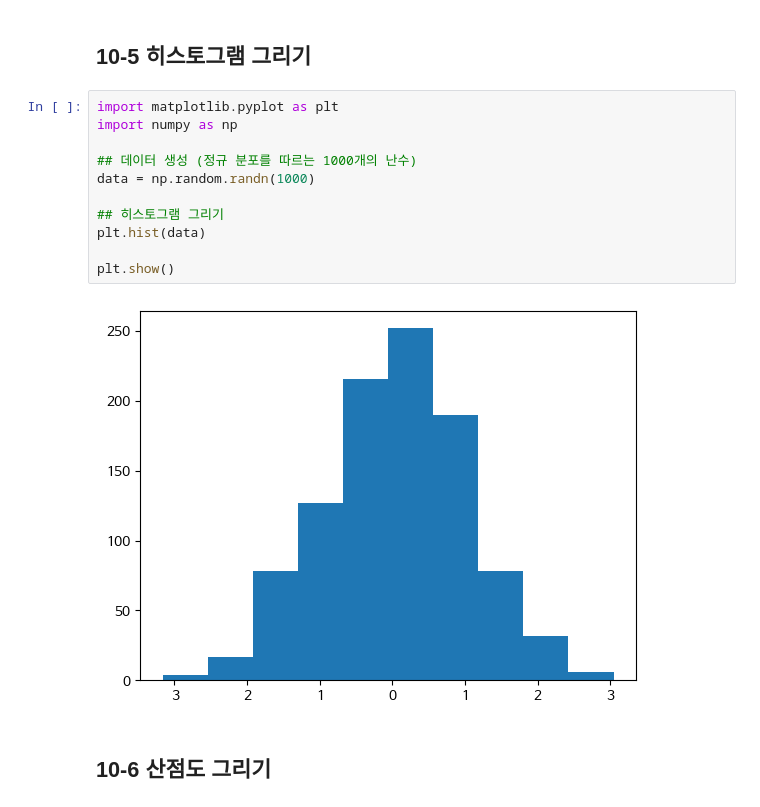
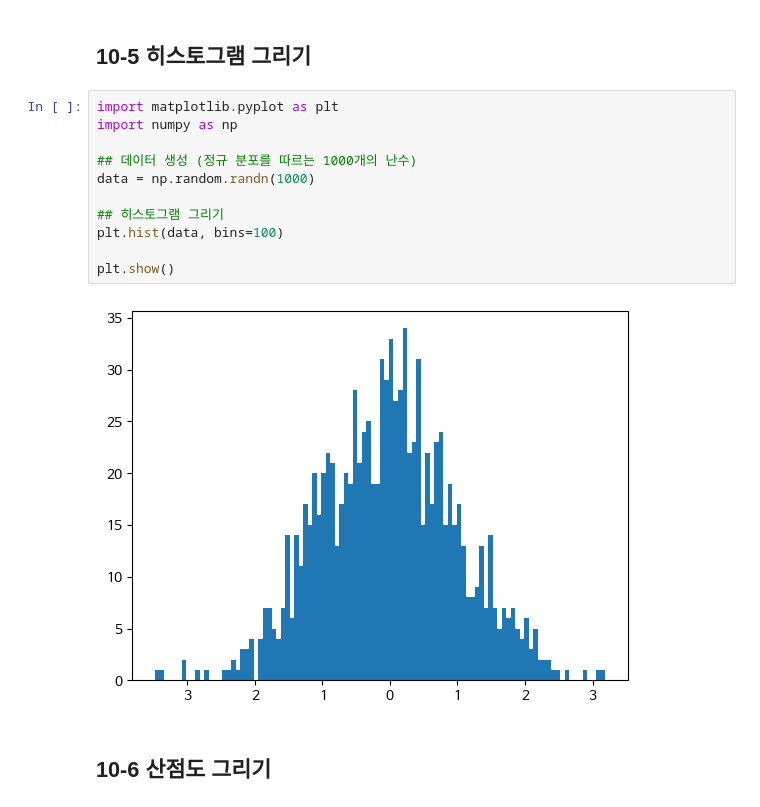
Before and after one commit to syyang-sec/Data-Analysis-with-Open-Source, a Jupyter notebook: 오픈소스_데이터_분석_10강.ipynb, the cells around one changed output. Drawn from its saved outputs; the diff is of its cells as text.

```diff
--- a/오픈소스_데이터_분석_10강.ipynb
+++ b/오픈소스_데이터_분석_10강.ipynb
@@ -146,16 +146,16 @@ plt.show()
 # %%
 import matplotlib.pyplot as plt
 import numpy as np
 
 ## 데이터 생성 (정규 분포를 따르는 1000개의 난수)
 data = np.random.randn(1000)
 
 ## 히스토그램 그리기
-plt.hist(data)
+plt.hist(data, bins=100)
 
 plt.show()
 # %% [output]
-[figure, old version]
+[figure, new version]
 # %% [markdown]
 ## 10-6 산점도 그리기
 # %%
```
Also changed, not shown: parts of 4 cells of this notebook.
